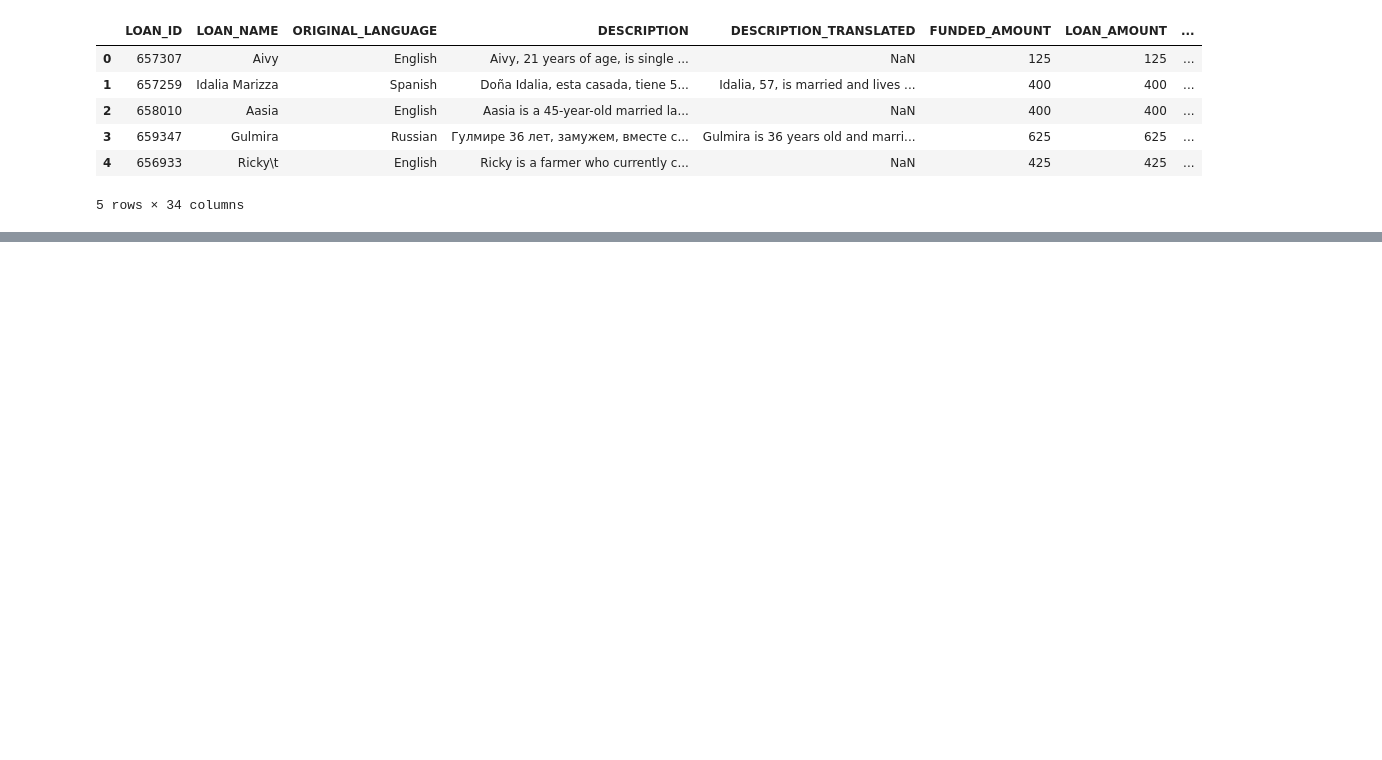
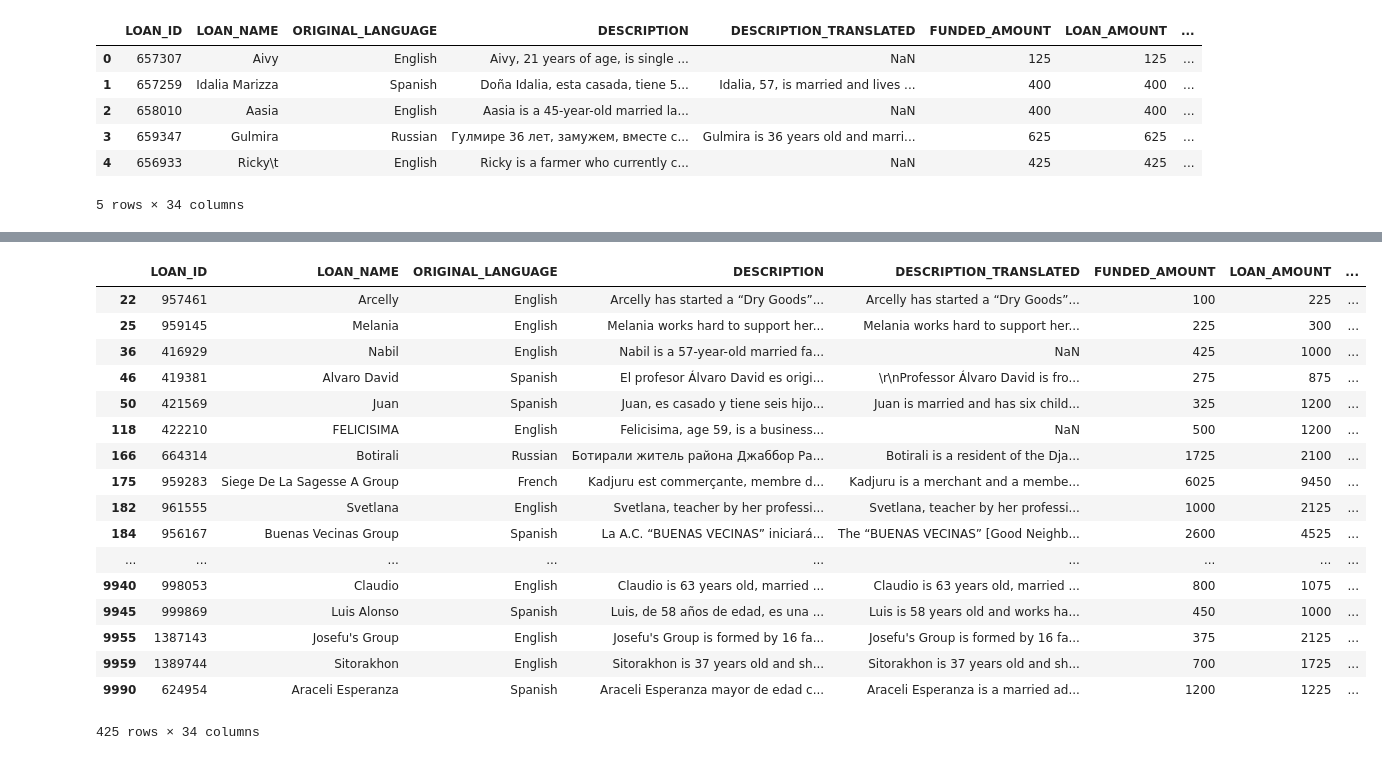
Before and after one commit to simonmrog/machine-learning, a Jupyter notebook: pandas_basics.ipynb, the cells around one changed output, grey strips where cells are left out. Drawn from its saved outputs; the diff is of its cells as text; code cells hidden in the pictures; blank space fills up the shorter version.

```diff
--- a/pandas_basics.ipynb
+++ b/pandas_basics.ipynb
@@ -59,0 +202,23 @@ dtype: object
+# %%
+#shows the rows with "STATUS" column value: "expired" or "fundraising"
+
+df[(df["STATUS"] == 'expired') | (df["STATUS"] == "fundraising")]
+# %% [output]
+|  | LOAN_ID | LOAN_NAME | ORIGINAL_LANGUAGE | DESCRIPTION | DESCRIPTION_TRANSLATED | FUNDED_AMOUNT | LOAN_AMOUNT | ... |
+| 22 | 957461 | Arcelly | English | Arcelly has started a “Dry Goods”... | Arcelly has started a “Dry Goods”... | 100 | 225 | ... |
+| 25 | 959145 | Melania | English | Melania works hard to support her... | Melania works hard to support her... | 225 | 300 | ... |
+| 36 | 416929 | Nabil | English | Nabil is a 57-year-old married fa... | NaN | 425 | 1000 | ... |
+| 46 | 419381 | Alvaro David | Spanish | El profesor Álvaro David es origi... | \r\nProfessor Álvaro David is fro... | 275 | 875 | ... |
+| 50 | 421569 | Juan | Spanish | Juan, es casado y tiene seis hijo... | Juan is married and has six child... | 325 | 1200 | ... |
+| 118 | 422210 | FELICISIMA | English | Felicisima, age 59, is a business... | NaN | 500 | 1200 | ... |
+| 166 | 664314 | Botirali | Russian | Ботирали житель района Джаббор Ра... | Botirali is a resident of the Dja... | 1725 | 2100 | ... |
+| 175 | 959283 | Siege De La Sagesse A Group | French | Kadjuru est commerçante, membre d... | Kadjuru is a merchant and a membe... | 6025 | 9450 | ... |
+| 182 | 961555 | Svetlana | English | Svetlana, teacher by her professi... | Svetlana, teacher by her professi... | 1000 | 2125 | ... |
+| 184 | 956167 | Buenas Vecinas Group | Spanish | La A.C. “BUENAS VECINAS” iniciará... | The “BUENAS VECINAS” [Good Neighb... | 2600 | 4525 | ... |
+| ... | ... | ... | ... | ... | ... | ... | ... | ... |
+| 9940 | 998053 | Claudio | English | Claudio is 63 years old, married ... | Claudio is 63 years old, married ... | 800 | 1075 | ... |
+| 9945 | 999869 | Luis Alonso | Spanish | Luis, de 58 años de edad, es una ... | Luis is 58 years old and works ha... | 450 | 1000 | ... |
+| 9955 | 1387143 | Josefu's Group | English | Josefu's Group is formed by 16 fa... | Josefu's Group is formed by 16 fa... | 375 | 2125 | ... |
+| 9959 | 1389744 | Sitorakhon | English | Sitorakhon is 37 years old and sh... | Sitorakhon is 37 years old and sh... | 700 | 1725 | ... |
+| 9990 | 624954 | Araceli Esperanza | Spanish | Araceli Esperanza mayor de edad c... | Araceli Esperanza is a married ad... | 1200 | 1225 | ... |
+425 rows × 34 columns
```
Also changed, not shown: parts of 23 cells of this notebook.
